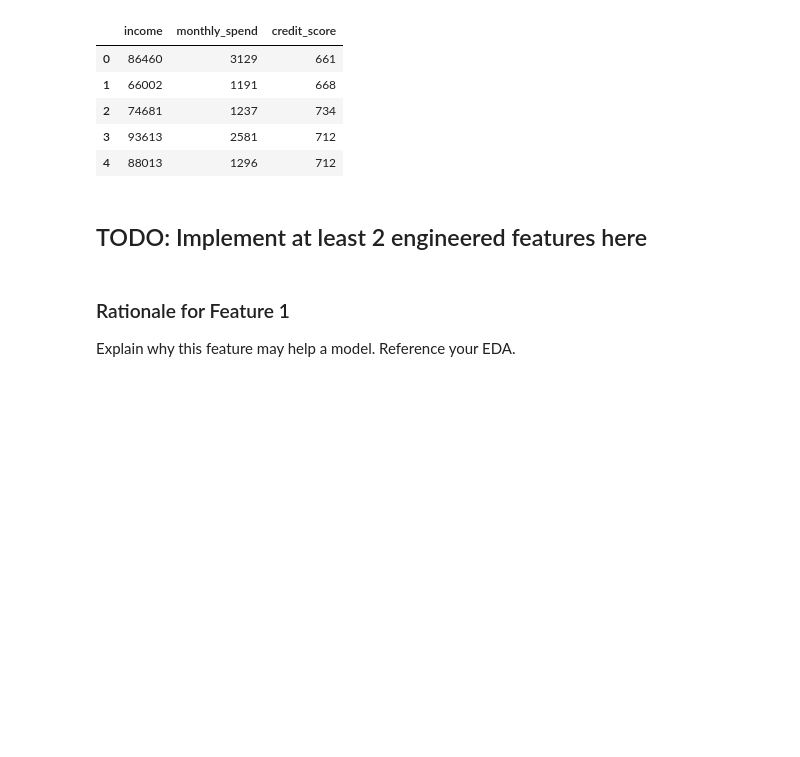
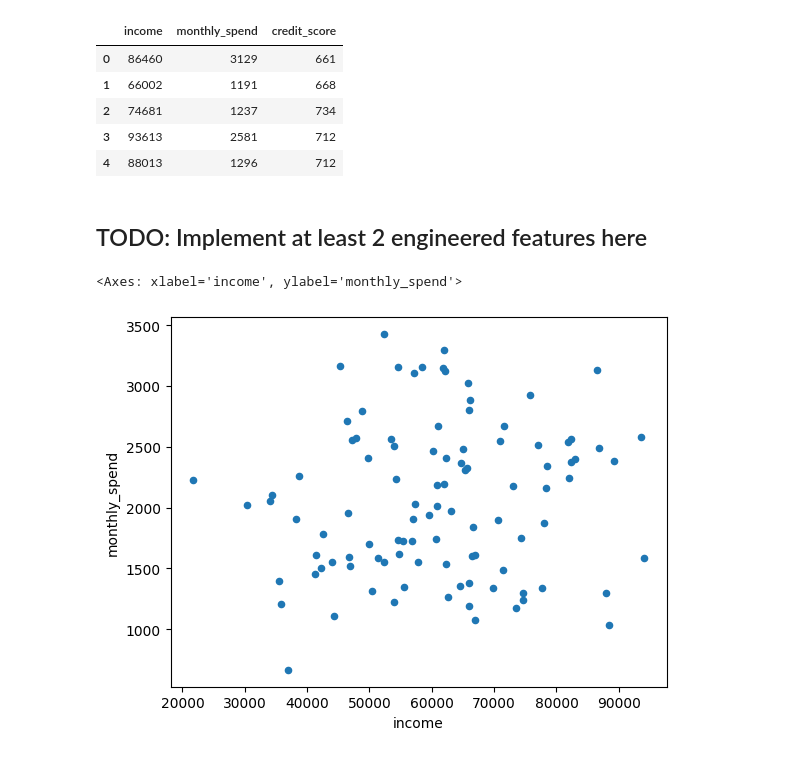
Before and after one commit to Junkuang19/bootcamp_Junkuang_Lai, a Jupyter notebook: Bootcamp_Junkuang_Lai/homework/stage09/stage09_feature-engineering_homework.ipynb, the cells around one changed output. Cells and saved outputs as stored; diff of their text form; code cells hidden in the pictures; blank space fills up the shorter version.

```diff
--- a/Bootcamp_Junkuang_Lai/homework/stage09/stage09_feature-engineering_homework.ipynb
+++ b/Bootcamp_Junkuang_Lai/homework/stage09/stage09_feature-engineering_homework.ipynb
@@ -27,7 +27,8 @@ df.head()
 # %%
 # Example template:
 df['spend_income_ratio'] = df['monthly_spend'] / df['income']  # TODO: Your feature
 # Add rationale in markdown below
+df.plot.scatter(x='income', y='monthly_spend')
+# %% [output]
+<Axes: xlabel='income', ylabel='monthly_spend'>
+[figure, added]
-# %% [markdown]
-### Rationale for Feature 1
-Explain why this feature may help a model. Reference your EDA.
```
Also changed, not shown: parts of 10 cells of this notebook.
